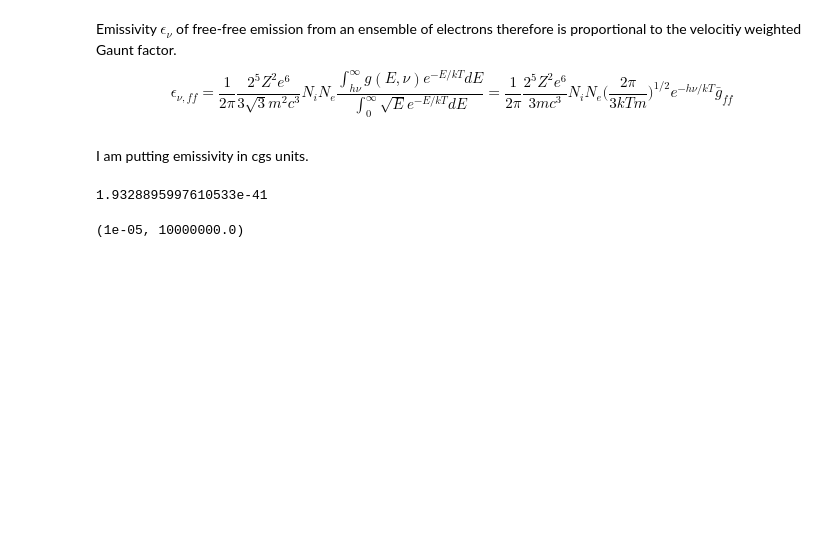
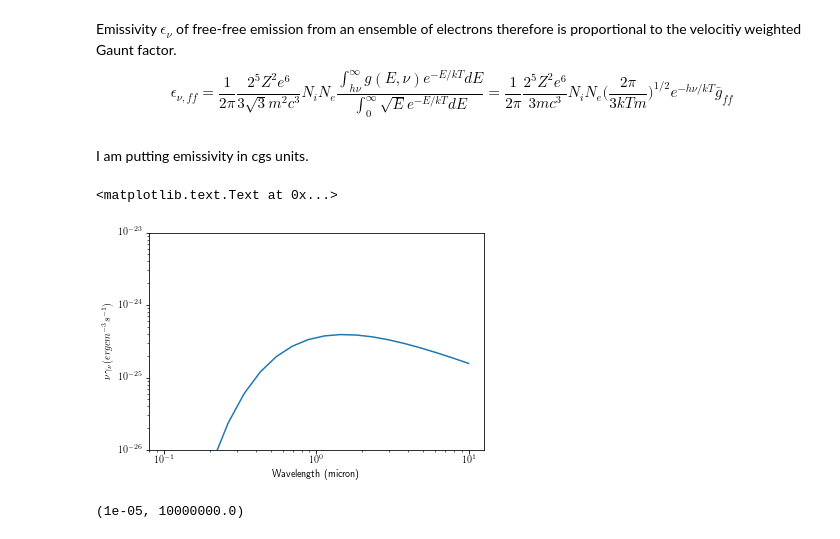
Before and after one commit to goyarzun/RadiationProject, a Jupyter notebook: Fifty Shades Free-Freed.ipynb, the cells around one changed output. Drawn from its saved outputs; the diff is of its cells as text; code cells hidden in the pictures; blank space fills up the shorter version.

```diff
--- a/Fifty Shades Free-Freed.ipynb
+++ b/Fifty Shades Free-Freed.ipynb
@@ -129,10 +129,18 @@ def emissivity_free_free(Z, Ni, Ne, T, nu):
     prefactor = 2**5 * np.pi * Z**2 * e_e**6 / 3 / m_e / c**3
     temp2 = (2 * np.pi / 3 /k/m_e/T)**.5
     return Ni*Ne*prefactor*temp2*term
-# %%
-emissivity_free_free(1,1,1,10000,11.530e14)
-# %% [output]
-1.9328895997610533e-41
+# %%
+test = []
+for nu in np.logspace(np.log10(3e13),np.log10(3e15),20):
+    test.append(nu * emissivity_free_free(1, 1, 1, 10000, nu))
+# %%
+plt.loglog(3e14/np.logspace(np.log10(3e13),np.log10(3e15),20), np.array(test))
+plt.ylim(1e-26,1e-23)
+plt.ylabel(r'\nu \gamma_{\nu} (erg cm^{-3}s^{-1})')
+plt.xlabel('Wavelength (micron)')
+# %% [output]
+<matplotlib.text.Text at 0x...>
+[figure, added]
 # %%
 Z = 1.0
 energies = np.logspace(-5,8,101) # Ry
```
Also changed, not shown: parts of 1 cell of this notebook, 2 other files.
